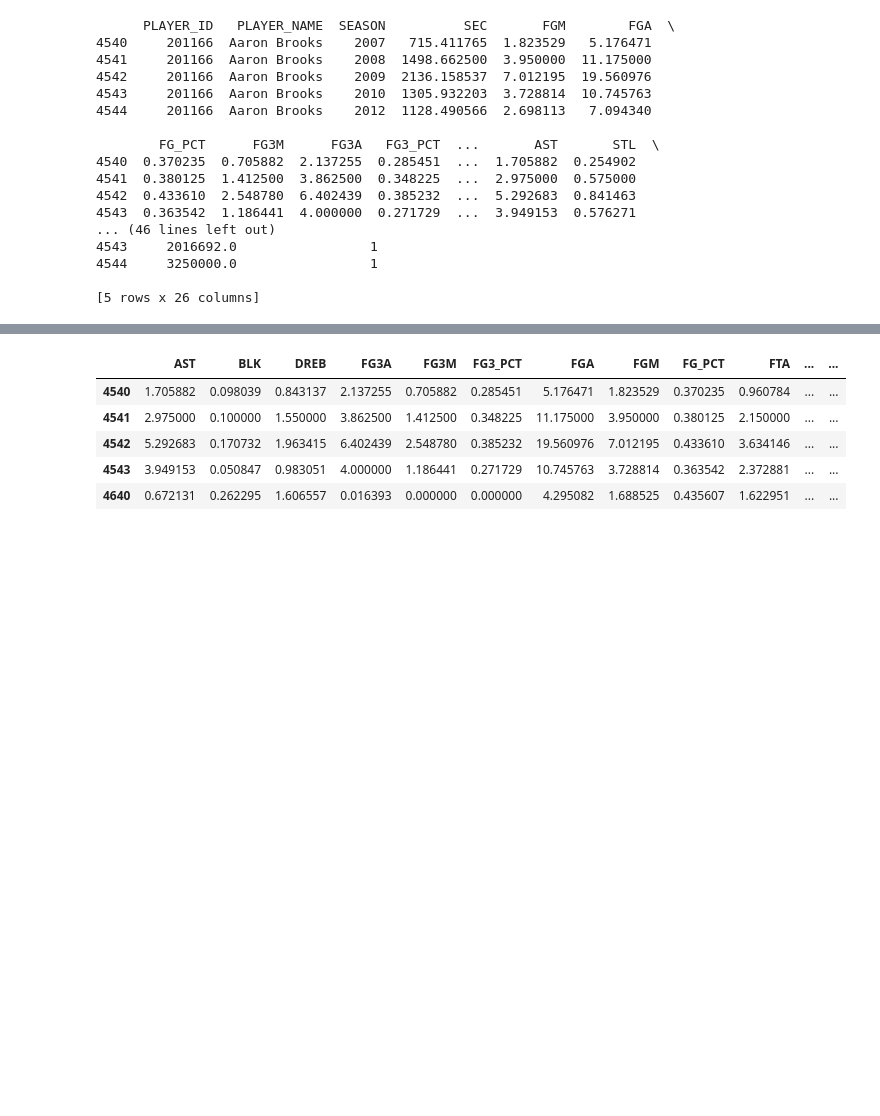
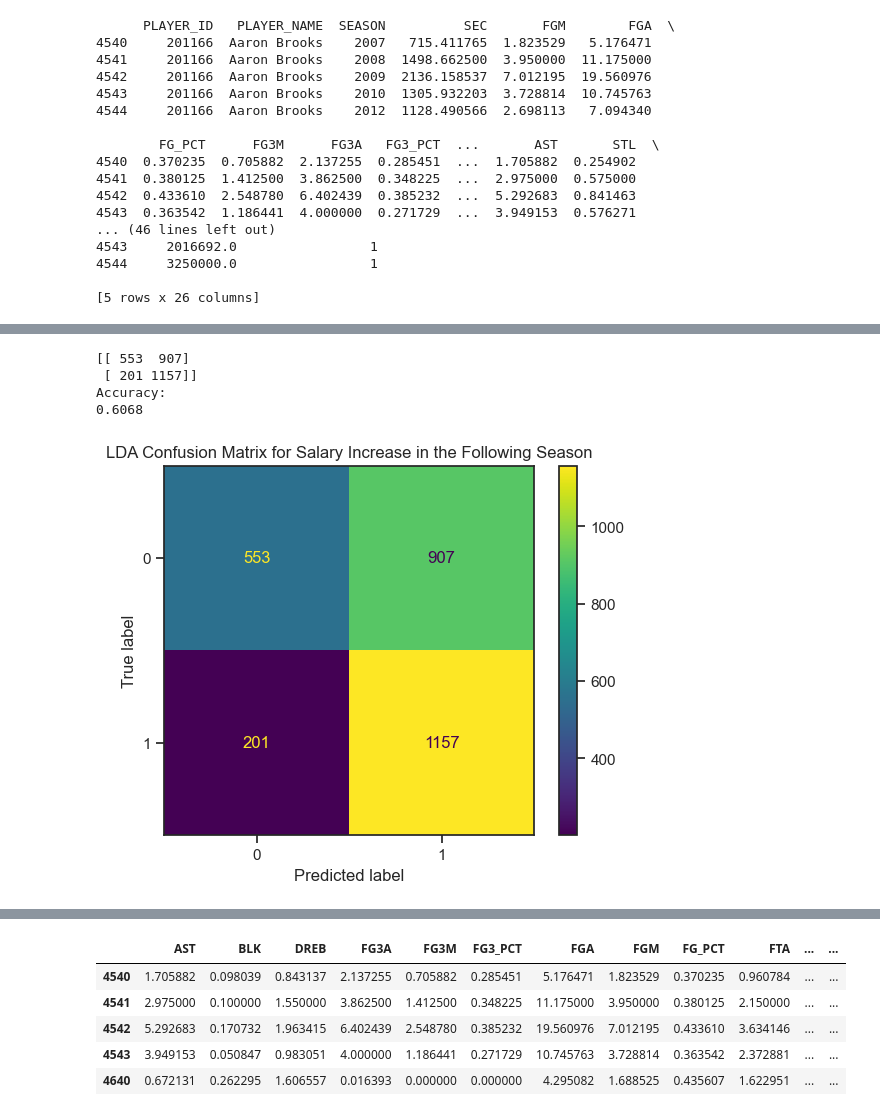
Before and after one commit to AndrewH06/nba-salary, a Jupyter notebook: jared.ipynb, the cells around one changed output, grey strips where cells are left out. Drawn from its saved outputs; the diff is of its cells as text; code cells hidden in the pictures; blank space fills up the shorter version.

```diff
--- a/jared.ipynb
+++ b/jared.ipynb
@@ -412,0 +472,23 @@ test_data = sorted[sorted["SEASON"] >= 2012]
+# %%
+# lda on the intial cumulative dataframe
+lda = LinearDiscriminantAnalysis().fit(train_x, train_y)
+pred = lda.predict(test_x)
+
+con_mat = confusion_matrix(test_y, pred)
+print(con_mat)
+print("Accuracy:")
+print(round(accuracy_score(test_y, pred), 4))
+
+disp = ConfusionMatrixDisplay(confusion_matrix=con_mat,
+                              display_labels=lda.classes_)
+disp.plot()
+
+disp.ax_.set_title("LDA Confusion Matrix for Salary Increase in the Following Season")
+
+plt.show()
+# %% [output]
+[[ 553  907]
+ [ 201 1157]]
+Accuracy:
+0.6068
+[figure, added]
```
Also changed, not shown: parts of 31 cells of this notebook.
